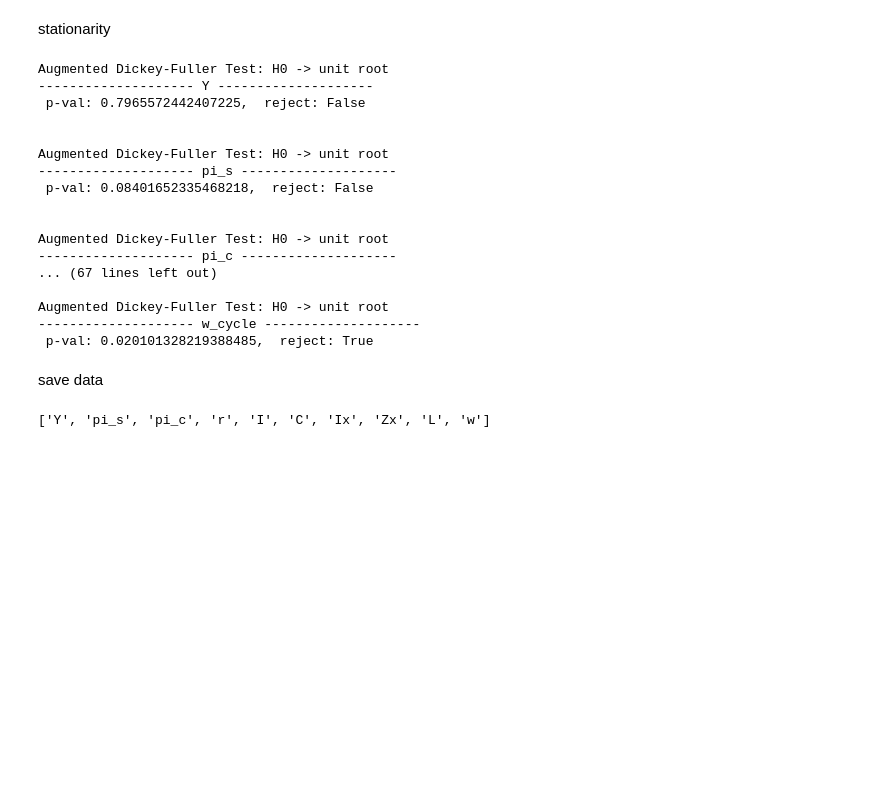
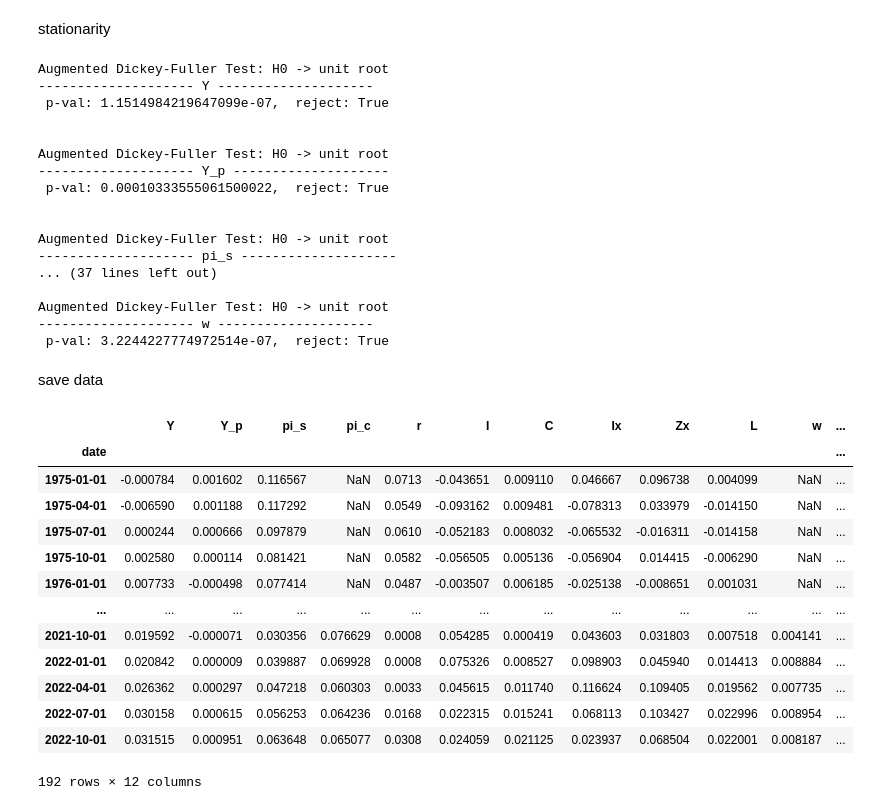
Before and after one commit to lukasgrahl/memoire1, a Jupyter notebook: notebooks/01-load_data.ipynb, the cells around one changed output. Cells and saved outputs as stored; diff of their text form; code cells hidden in the pictures; blank space fills up the shorter version.

```diff
--- a/notebooks/01-load_data.ipynb
+++ b/notebooks/01-load_data.ipynb
@@ -99,23 +110,23 @@ plot_dfs(df_2.loc[train_ind], sns.lineplot, fill_arr=recession_dict)
 stationarity
 # %%
 # train data hp filter
-for col in df_2.columns:
-    ser_adf(df_2.loc[train_ind, col])
+for col in [item for item in df_2.columns if 'trend' not in item]:
+    ser_adf(df_2[col])
 # %% [output]
 Augmented Dickey-Fuller Test: H0 -> unit root
 -------------------- Y --------------------
- p-val: 0.7965572442407225,  reject: False
+ p-val: 1.1514984219647099e-07,  reject: True
+
+
+Augmented Dickey-Fuller Test: H0 -> unit root
+-------------------- Y_p --------------------
+ p-val: 0.00010333555061500022,  reject: True
 
 
 Augmented Dickey-Fuller Test: H0 -> unit root
 -------------------- pi_s --------------------
- p-val: 0.08401652335468218,  reject: False
-
+... (37 lines left out)
 
 Augmented Dickey-Fuller Test: H0 -> unit root
--------------------- pi_c --------------------
-... (67 lines left out)
-
-Augmented Dickey-Fuller Test: H0 -> unit root
--------------------- w_cycle --------------------
- p-val: 0.020101328219388485,  reject: True
+-------------------- w --------------------
+ p-val: 3.2244227774972514e-07,  reject: True
@@ -124,11 +133,26 @@ Augmented Dickey-Fuller Test: H0 -> unit root
 # %% [markdown]
 save data
 # %%
-df_2[[item for item in df_2.columns if "cycle" not in item]]
+df_2 = df_2[[item for item in df_2.columns if "trend" not in item]].copy()
-# %% [output]
-['Y', 'pi_s', 'pi_c', 'r', 'I', 'C', 'Ix', 'Zx', 'L', 'w']
 # %%
 df_2['is_test'] = list([False] * len(df_2))
 df_2.loc[test_ind, 'is_test'] = list([True] * len(test_ind))
+# %%
+df_2
+# %% [output]
+|  | Y | Y_p | pi_s | pi_c | r | I | C | Ix | Zx | L | w | ... |
+| date |  |  |  |  |  |  |  |  |  |  |  | ... |
+| 1975-01-01 | -0.000784 | 0.001602 | 0.116567 | NaN | 0.0713 | -0.043651 | 0.009110 | 0.046667 | 0.096738 | 0.004099 | NaN | ... |
+| 1975-04-01 | -0.006590 | 0.001188 | 0.117292 | NaN | 0.0549 | -0.093162 | 0.009481 | -0.078313 | 0.033979 | -0.014150 | NaN | ... |
+| 1975-07-01 | 0.000244 | 0.000666 | 0.097879 | NaN | 0.0610 | -0.052183 | 0.008032 | -0.065532 | -0.016311 | -0.014158 | NaN | ... |
+| 1975-10-01 | 0.002580 | 0.000114 | 0.081421 | NaN | 0.0582 | -0.056505 | 0.005136 | -0.056904 | 0.014415 | -0.006290 | NaN | ... |
+| 1976-01-01 | 0.007733 | -0.000498 | 0.077414 | NaN | 0.0487 | -0.003507 | 0.006185 | -0.025138 | -0.008651 | 0.001031 | NaN | ... |
+| ... | ... | ... | ... | ... | ... | ... | ... | ... | ... | ... | ... | ... |
+| 2021-10-01 | 0.019592 | -0.000071 | 0.030356 | 0.076629 | 0.0008 | 0.054285 | 0.000419 | 0.043603 | 0.031803 | 0.007518 | 0.004141 | ... |
+| 2022-01-01 | 0.020842 | 0.000009 | 0.039887 | 0.069928 | 0.0008 | 0.075326 | 0.008527 | 0.098903 | 0.045940 | 0.014413 | 0.008884 | ... |
+| 2022-04-01 | 0.026362 | 0.000297 | 0.047218 | 0.060303 | 0.0033 | 0.045615 | 0.011740 | 0.116624 | 0.109405 | 0.019562 | 0.007735 | ... |
+| 2022-07-01 | 0.030158 | 0.000615 | 0.056253 | 0.064236 | 0.0168 | 0.022315 | 0.015241 | 0.068113 | 0.103427 | 0.022996 | 0.008954 | ... |
+| 2022-10-01 | 0.031515 | 0.000951 | 0.063648 | 0.065077 | 0.0308 | 0.024059 | 0.021125 | 0.023937 | 0.068504 | 0.022001 | 0.008187 | ... |
+192 rows × 12 columns
 # %%
 df_2.reset_index(names='date').to_csv(os.path.join(DATA_DIR, 'prepro_data.csv'))
```
Also changed, not shown: parts of 14 cells of this notebook, 6 other files.
